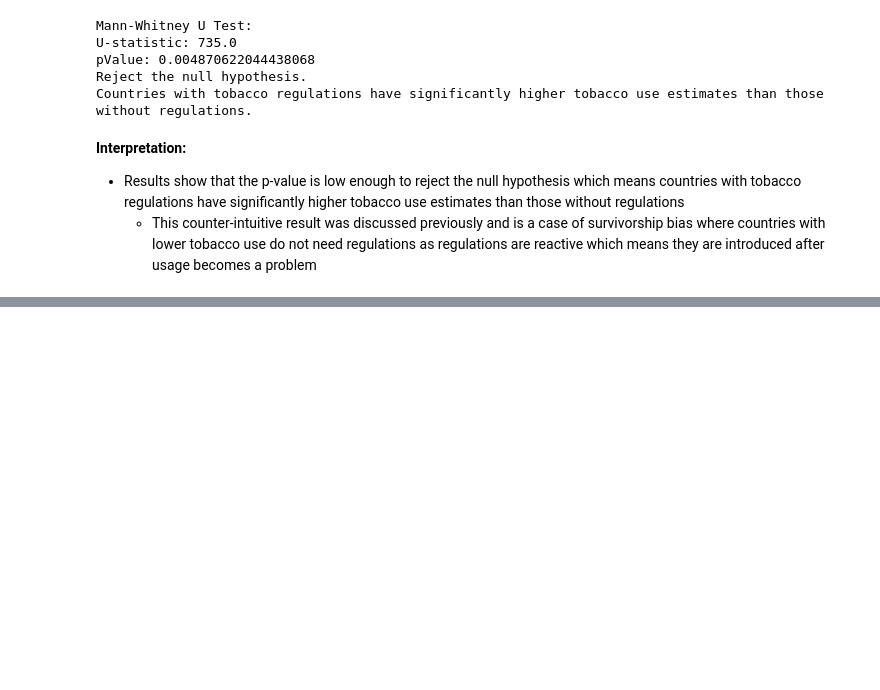
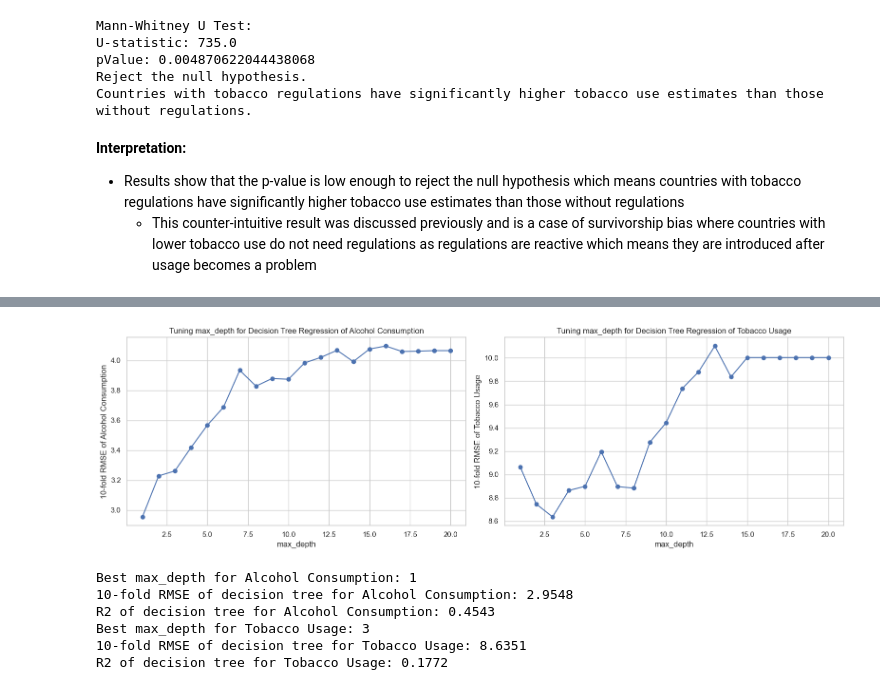
Before and after one commit to OmerBerkeUzun/Alcohol-and-Tobacco-Consumption-Analysis, a Jupyter notebook: project.ipynb, the cells around one changed output, grey strips where cells are left out. Drawn from its saved outputs; the diff is of its cells as text; code cells hidden in the pictures; blank space fills up the shorter version.

```diff
--- a/project.ipynb
+++ b/project.ipynb
@@ -422,0 +609,68 @@ Countries with tobacco regulations have significantly higher tobacco use estimat
+# %%
+depths = list(range(1,21))
+cv_scores_alc = []
+cv_scores_tob = []
+
+#Train decision tree on predicting Alcohol Consumption
+for d in depths:
+    tree = DecisionTreeRegressor(max_depth=d, random_state=42)
+    scores_alc = cross_val_score(tree, x, y1, cv=cv, scoring="neg_mean_squared_error")
+    cv_scores_alc.append(np.sqrt(-scores_alc.mean()))
+
+#Train decision tree on predicting Tobacco Usage
+for d in depths:
+    tree = DecisionTreeRegressor(max_depth=d, random_state=42)
+    scores_tob = cross_val_score(tree, x, y2, cv=cv, scoring="neg_mean_squared_error")
+    cv_scores_tob.append(np.sqrt(-scores_tob.mean()))
+
+#Plots
+plt.figure(figsize=(16, 5))
+plt.subplot(1,2,1)
+plt.plot(depths, cv_scores_alc, marker='o')
+plt.xlabel("max_depth")
+plt.ylabel("10-fold RMSE of Alcohol Consumption")
+plt.title("Tuning max_depth for Decision Tree Regression of Alcohol Consumption")
+plt.grid(True)
+plt.subplot(1,2,2)
+plt.plot(depths, cv_scores_tob, marker='o')
+plt.xlabel("max_depth")
+plt.ylabel("10-fold RMSE of Tobacco Usage")
+plt.title("Tuning max_depth for Decision Tree Regression of Tobacco Usage")
+plt.grid(True)
+
+plt.tight_layout()
+plt.show()
+
+#Calculate R2 for Alcohol Consumption based on best model
+best_depth = depths[np.argmin(cv_scores_alc)]
+best_tree = DecisionTreeRegressor(max_depth=best_depth, random_state=42)
+y_pred = cross_val_predict(best_tree,x,y1,cv=cv)
+r2_tree_alc = r2_score(y1,y_pred)
+
+rmse_vals_alc["tree"] = min(cv_scores_alc)
+r2_vals_alc["tree"] = r2_tree_alc
+
+print(f"Best max_depth for Alcohol Consumption: {best_depth}")
+print(f"10-fold RMSE of decision tree for Alcohol Consumption: {min(cv_scores_alc):.4f}")
+print(f"R2 of decision tree for Alcohol Consumption: {r2_tree_alc:.4f}")
+
+#Calculate R2 for Tobacco Usage based on best model
+best_depth = depths[np.argmin(cv_scores_tob)]
+best_tree = DecisionTreeRegressor(max_depth=best_depth, random_state=42)
+y_pred = cross_val_predict(best_tree,x,y2,cv=cv)
+r2_tree_tob = r2_score(y2,y_pred)
+
+rmse_vals_tob["tree"] = min(cv_scores_tob)
+r2_vals_tob["tree"] = r2_tree_tob
+
+print(f"Best max_depth for Tobacco Usage: {best_depth}")
+print(f"10-fold RMSE of decision tree for Tobacco Usage: {min(cv_scores_tob):.4f}")
+print(f"R2 of decision tree for Tobacco Usage: {r2_tree_tob:.4f}")
+# %% [output]
+[figure, added]
+Best max_depth for Alcohol Consumption: 1
+10-fold RMSE of decision tree for Alcohol Consumption: 2.9548
+R2 of decision tree for Alcohol Consumption: 0.4543
+Best max_depth for Tobacco Usage: 3
+10-fold RMSE of decision tree for Tobacco Usage: 8.6351
+R2 of decision tree for Tobacco Usage: 0.1772
```
Also changed, not shown: parts of 17 cells of this notebook, 1 other file.
